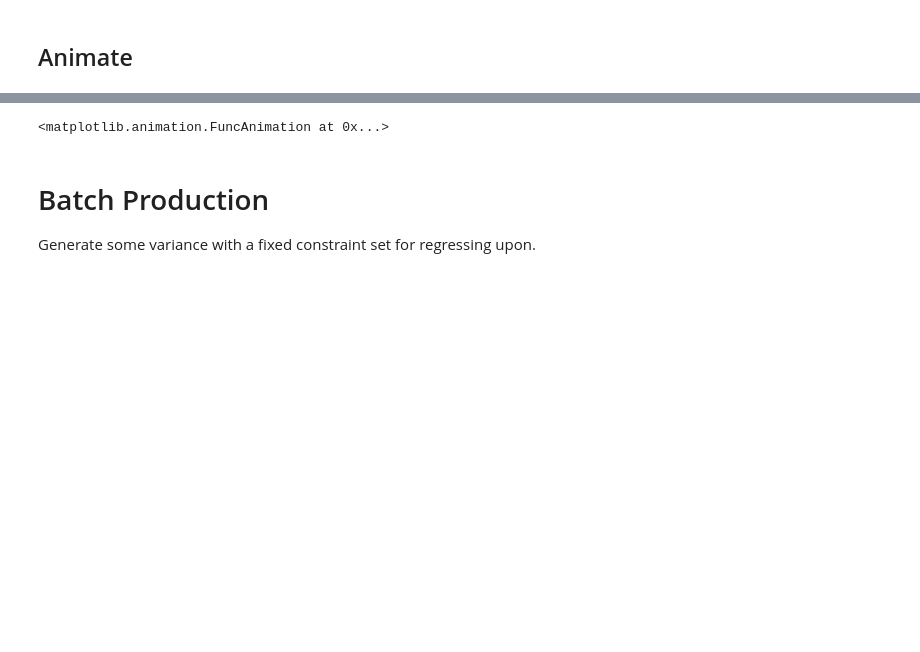
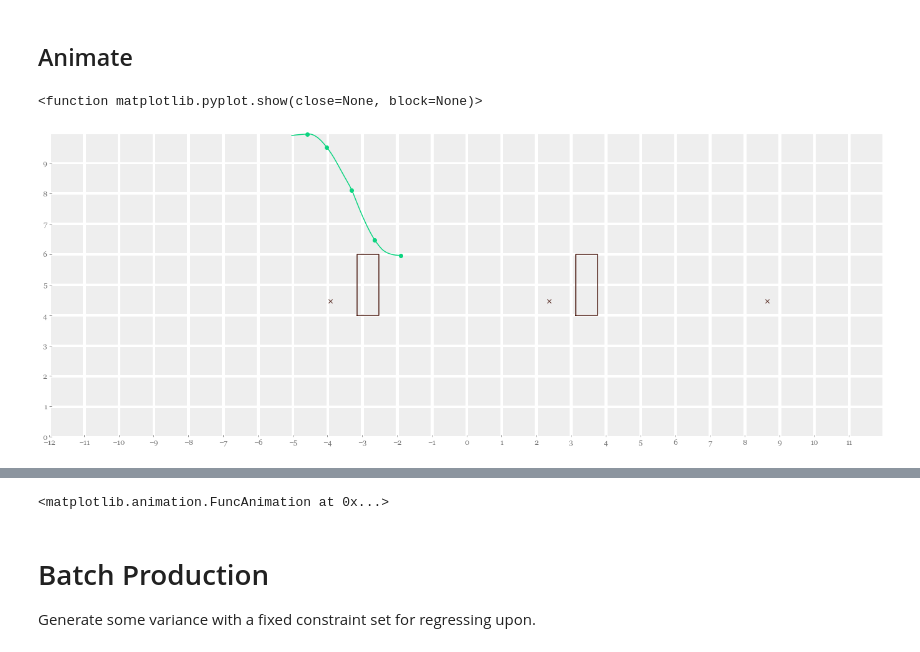
Before and after one commit to DLMcPherson/mintervention-constrained-optimal-control, a Jupyter notebook: telescopingInvertedPendulum_MinterventionAwareOptimization.ipynb, the cells around one changed output, grey strips where cells are left out. Drawn from its saved outputs; the diff is of its cells as text; code cells hidden in the pictures; blank space fills up the shorter version.

```diff
--- a/telescopingInvertedPendulum_MinterventionAwareOptimization.ipynb
+++ b/telescopingInvertedPendulum_MinterventionAwareOptimization.ipynb
@@ -302,2 +412,39 @@ plt.show
 # %% [markdown]
 ## Animate
+# %%
+# Plot the resultant trajectories
+
+# Setup the figure
+fig = plt.figure(figsize=[24,9])
+plt.axis([-12,12,0,10])
+ax = fig.axes[0]
+muteAxes(ax,range(-12,12),range(0,10))
+dotTimes = np.arange(0,N,100)
+
+trajID = 12
+#trace = OptimizedTraces[trajID]
+trace = optimized_states[trajID][1]
+
+# Plot the iterative LQR optimized trajectory
+plt.plot(trace[0,:],trace[2,:],color=colors[2][1])
+plt.plot(trace[0,dotTimes],
+         trace[2,dotTimes],
+         'ro',color=colors[2][1])
+
+# Plot the goal point
+goal = endingGoals[trajID]
+plt.plot(goal[0],goal[2],'x',color=colors[1][0])
+plt.plot(goal[0]+2*np.pi,goal[2],'x',color=colors[1][0])
+plt.plot(goal[0]-2*np.pi,goal[2],'x',color=colors[1][0])
+# Plot the constraint
+plt.plot(np.array([angle1,angle2,angle2,angle1,angle1]),
+         ys,
+         color=colors[1][0])
+plt.plot(np.array([angle1-2*np.pi,angle2-2*np.pi,angle2-2*np.pi,angle1-2*np.pi,angle1-2*np.pi]),
+         ys,
+         color=colors[1][0])
+
+plt.show
+# %% [output]
+<function matplotlib.pyplot.show(close=None, block=None)>
+[figure, added]
```
Also changed, not shown: parts of 18 cells of this notebook, 8 other files.
